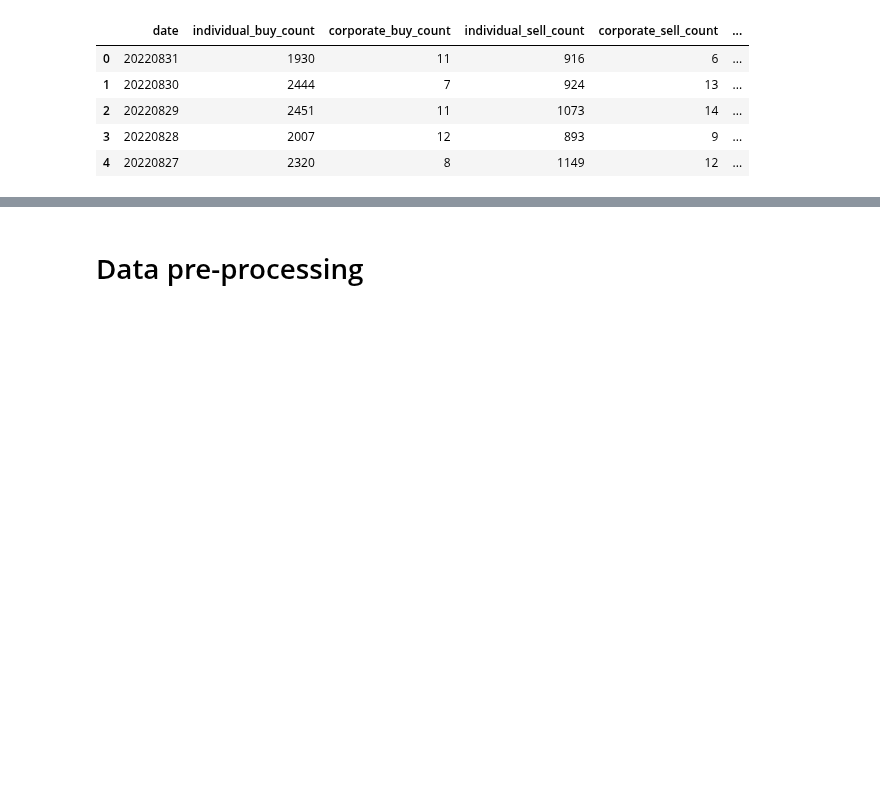
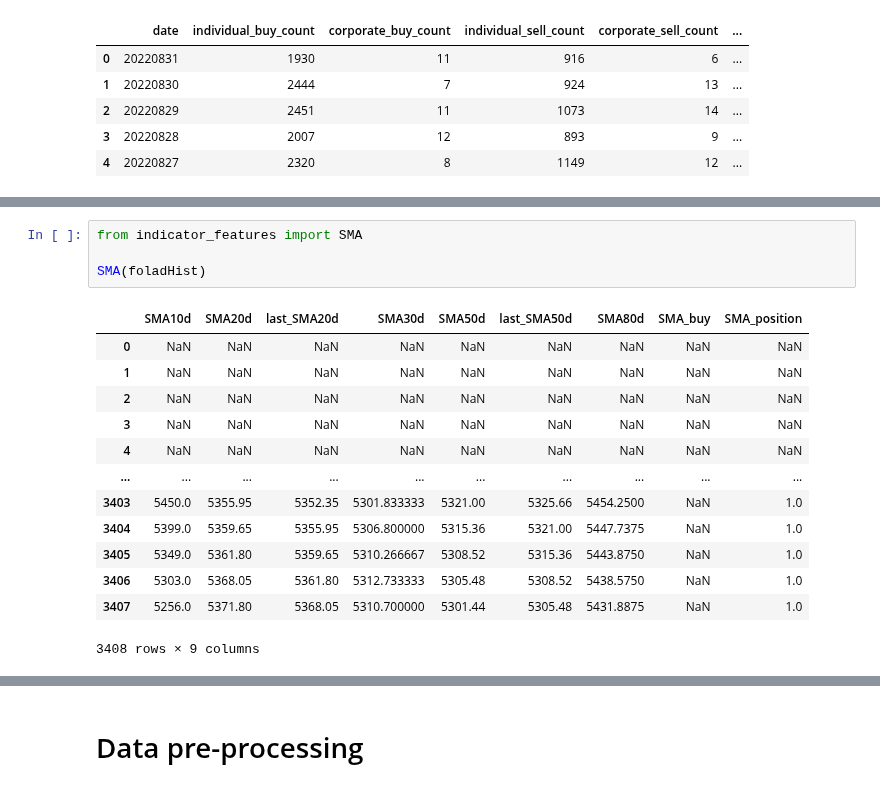
Before and after one commit to Hamtech-ai/InsightiFi, a Jupyter notebook: base_move.ipynb, the cells around one changed output, grey strips where cells are left out. Drawn from its saved outputs; the diff is of its cells as text; blank space fills up the shorter version.

```diff
--- a/base_move.ipynb
+++ b/base_move.ipynb
@@ -125,3 +131,21 @@ Index(['date', 'open', 'high', 'low', 'adjClose', 'value', 'volume', 'count',
+# %%
+from indicator_features import SMA
+
+SMA(foladHist)
+# %% [output]
+|  | SMA10d | SMA20d | last_SMA20d | SMA30d | SMA50d | last_SMA50d | SMA80d | SMA_buy | SMA_position |
+| 0 | NaN | NaN | NaN | NaN | NaN | NaN | NaN | NaN | NaN |
+| 1 | NaN | NaN | NaN | NaN | NaN | NaN | NaN | NaN | NaN |
+| 2 | NaN | NaN | NaN | NaN | NaN | NaN | NaN | NaN | NaN |
+| 3 | NaN | NaN | NaN | NaN | NaN | NaN | NaN | NaN | NaN |
+| 4 | NaN | NaN | NaN | NaN | NaN | NaN | NaN | NaN | NaN |
+| ... | ... | ... | ... | ... | ... | ... | ... | ... | ... |
+| 3403 | 5450.0 | 5355.95 | 5352.35 | 5301.833333 | 5321.00 | 5325.66 | 5454.2500 | NaN | 1.0 |
+| 3404 | 5399.0 | 5359.65 | 5355.95 | 5306.800000 | 5315.36 | 5321.00 | 5447.7375 | NaN | 1.0 |
+| 3405 | 5349.0 | 5361.80 | 5359.65 | 5310.266667 | 5308.52 | 5315.36 | 5443.8750 | NaN | 1.0 |
+| 3406 | 5303.0 | 5368.05 | 5361.80 | 5312.733333 | 5305.48 | 5308.52 | 5438.5750 | NaN | 1.0 |
+| 3407 | 5256.0 | 5371.80 | 5368.05 | 5310.700000 | 5301.44 | 5305.48 | 5431.8875 | NaN | 1.0 |
+3408 rows × 9 columns
 # %%
 from indicator_features import RSI
 
```
Also changed, not shown: parts of 8 cells of this notebook, 1 other file.
